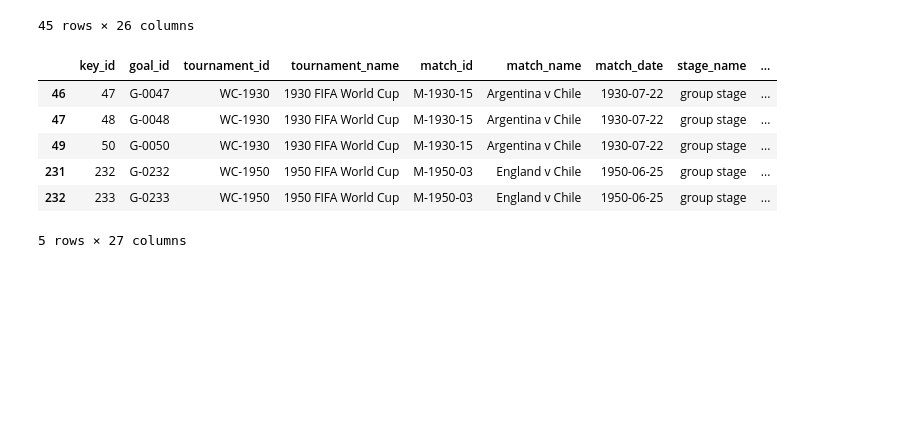
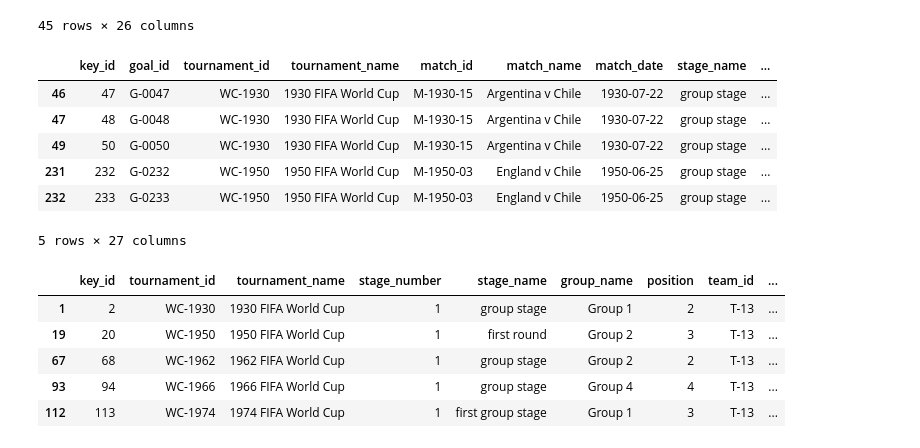
Before and after one commit to Claudio-AhumadaL/Chile_in_the_FIFA_WC, a Jupyter notebook: Chile_FIFA_WC.ipynb, the cells around one changed output. Drawn from its saved outputs; the diff is of its cells as text; code cells hidden in the pictures; blank space fills up the shorter version.

Commit message:
Add group_standings and manager_appearances
Add group_standings and manager_appearances dataframes with values filtered by Chile

```diff
--- a/Chile_FIFA_WC.ipynb
+++ b/Chile_FIFA_WC.ipynb
@@ -61,3 +61,17 @@ goals_to_chile = goals[mask]
 | 231 | 232 | G-0232 | WC-1950 | 1950 FIFA World Cup | M-1950-03 | England v Chile | 1950-06-25 | group stage | ... |
 | 232 | 233 | G-0233 | WC-1950 | 1950 FIFA World Cup | M-1950-03 | England v Chile | 1950-06-25 | group stage | ... |
 5 rows × 27 columns
+# %%
+# Load group_standings database and obtain a dataframe for Chile's results
+
+group_standings = pd.read_csv('./data-csv/group_standings.csv')
+
+group_standings_chile = group_standings[group_standings['team_name'] == 'Chile']
+group_standings_chile.head()
+# %% [output]
+|  | key_id | tournament_id | tournament_name | stage_number | stage_name | group_name | position | team_id | ... |
+| 1 | 2 | WC-1930 | 1930 FIFA World Cup | 1 | group stage | Group 1 | 2 | T-13 | ... |
+| 19 | 20 | WC-1950 | 1950 FIFA World Cup | 1 | first round | Group 2 | 3 | T-13 | ... |
+| 67 | 68 | WC-1962 | 1962 FIFA World Cup | 1 | group stage | Group 2 | 2 | T-13 | ... |
+| 93 | 94 | WC-1966 | 1966 FIFA World Cup | 1 | group stage | Group 4 | 4 | T-13 | ... |
+| 112 | 113 | WC-1974 | 1974 FIFA World Cup | 1 | first group stage | Group 1 | 3 | T-13 | ... |
```
Also changed, not shown: parts of 1 cell of this notebook.
